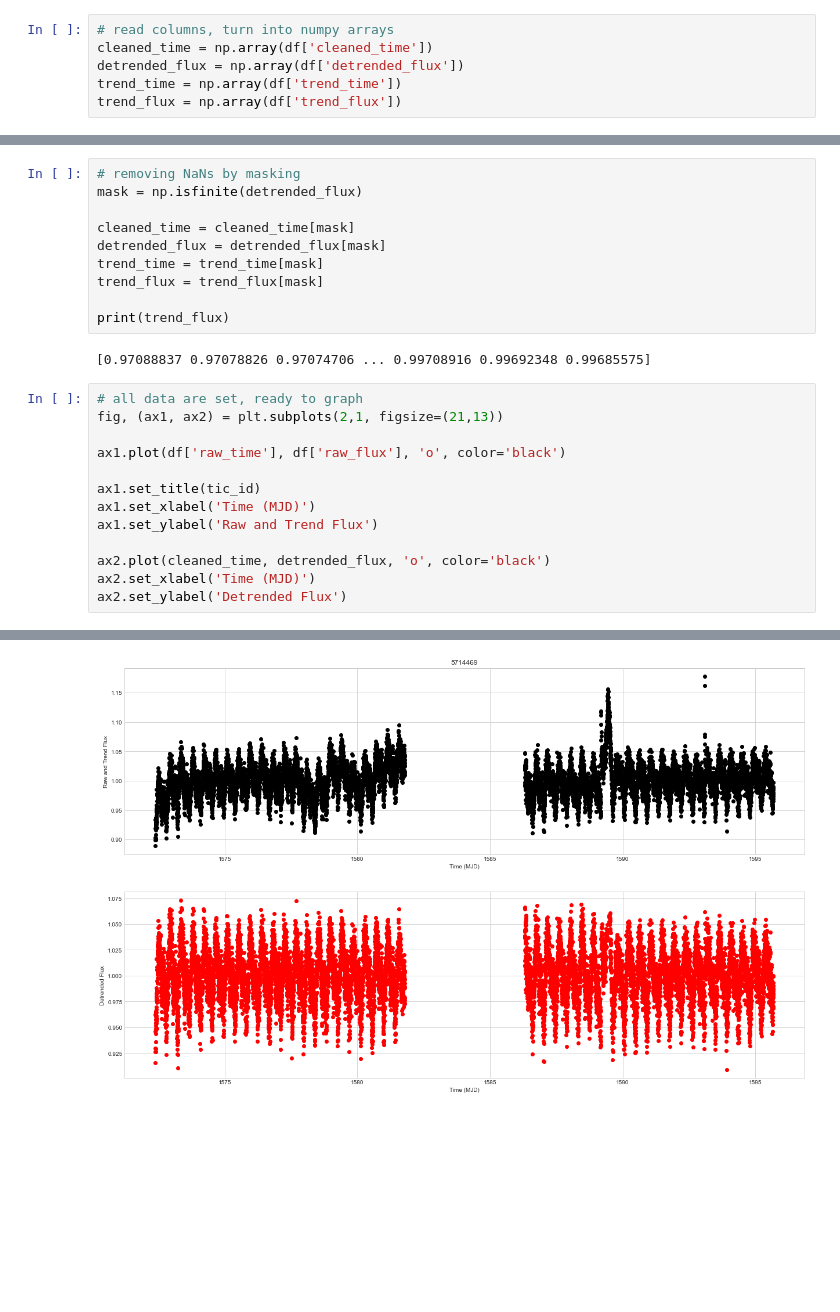
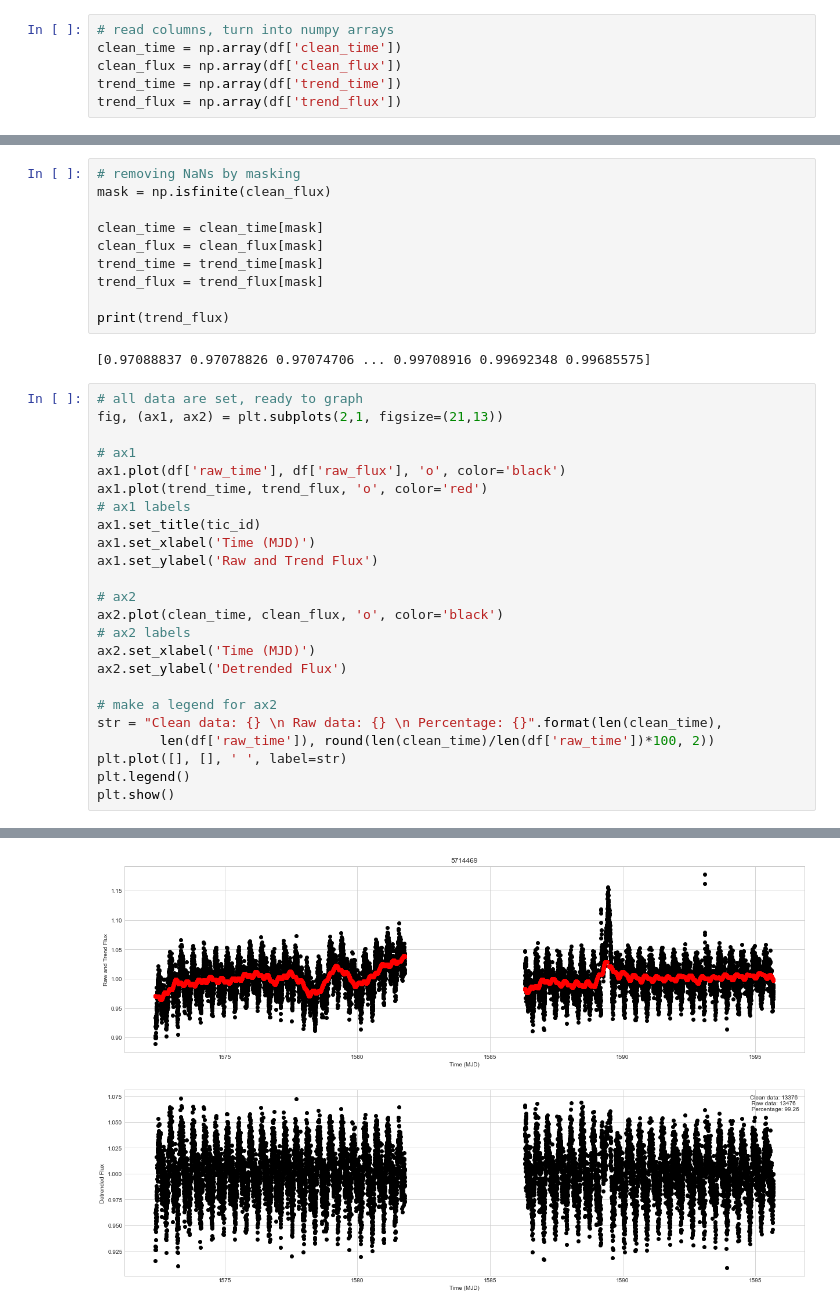
Before and after one commit to HarritonResearchLab/sunnyhills, a Jupyter notebook: personal_epochs/lucas/light_curve_plots.ipynb, the cells around one changed output, grey strips where cells are left out. Cells and saved outputs as stored; diff of their text form; blank space fills up the shorter version.

```diff
--- a/personal_epochs/lucas/light_curve_plots.ipynb
+++ b/personal_epochs/lucas/light_curve_plots.ipynb
@@ -32,6 +32,6 @@ df
 # %%
 # read columns, turn into numpy arrays
-cleaned_time = np.array(df['cleaned_time'])
-detrended_flux = np.array(df['detrended_flux'])
+clean_time = np.array(df['clean_time'])
+clean_flux = np.array(df['clean_flux'])
 trend_time = np.array(df['trend_time'])
 trend_flux = np.array(df['trend_flux'])
@@ -41,9 +38,9 @@ array([0.97088837, 0.97078826, 0.97074706, ...,        nan,        nan,
 # %%
 # removing NaNs by masking
-mask = np.isfinite(detrended_flux)
+mask = np.isfinite(clean_flux)
 
-cleaned_time = cleaned_time[mask]
-detrended_flux = detrended_flux[mask]
+clean_time = clean_time[mask]
+clean_flux = clean_flux[mask]
 trend_time = trend_time[mask]
 trend_flux = trend_flux[mask]
 
@@ -54,13 +51,24 @@ print(trend_flux)
 # all data are set, ready to graph
 fig, (ax1, ax2) = plt.subplots(2,1, figsize=(21,13))
 
+# ax1
 ax1.plot(df['raw_time'], df['raw_flux'], 'o', color='black')
-
+ax1.plot(trend_time, trend_flux, 'o', color='red')
+# ax1 labels
 ax1.set_title(tic_id)
 ax1.set_xlabel('Time (MJD)')
 ax1.set_ylabel('Raw and Trend Flux')
 
-ax2.plot(cleaned_time, detrended_flux, 'o', color='black')
+# ax2
+ax2.plot(clean_time, clean_flux, 'o', color='black')
+# ax2 labels
 ax2.set_xlabel('Time (MJD)')
 ax2.set_ylabel('Detrended Flux')
+
+# make a legend for ax2
+str = "Clean data: {} \n Raw data: {} \n Percentage: {}".format(len(clean_time),
+        len(df['raw_time']), round(len(clean_time)/len(df['raw_time'])*100, 2))
+plt.plot([], [], ' ', label=str)
+plt.legend()
+plt.show()
 # %% [output]
@@ -68 +75 @@ Text(0, 0.5, 'Detrended Flux')
-[figure, old version]
+[figure, new version]
```
Also changed, not shown: parts of 3 cells of this notebook.
